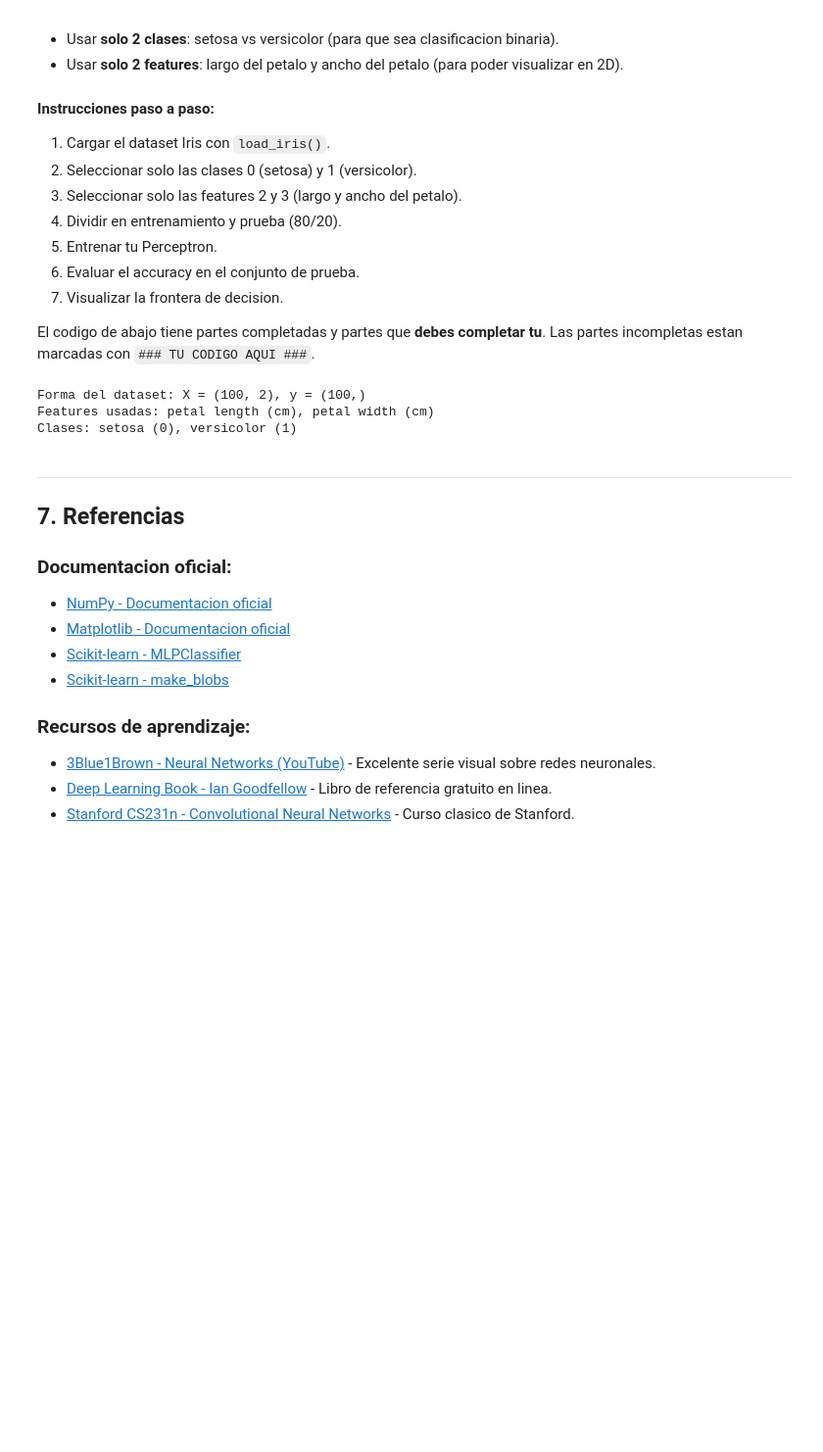
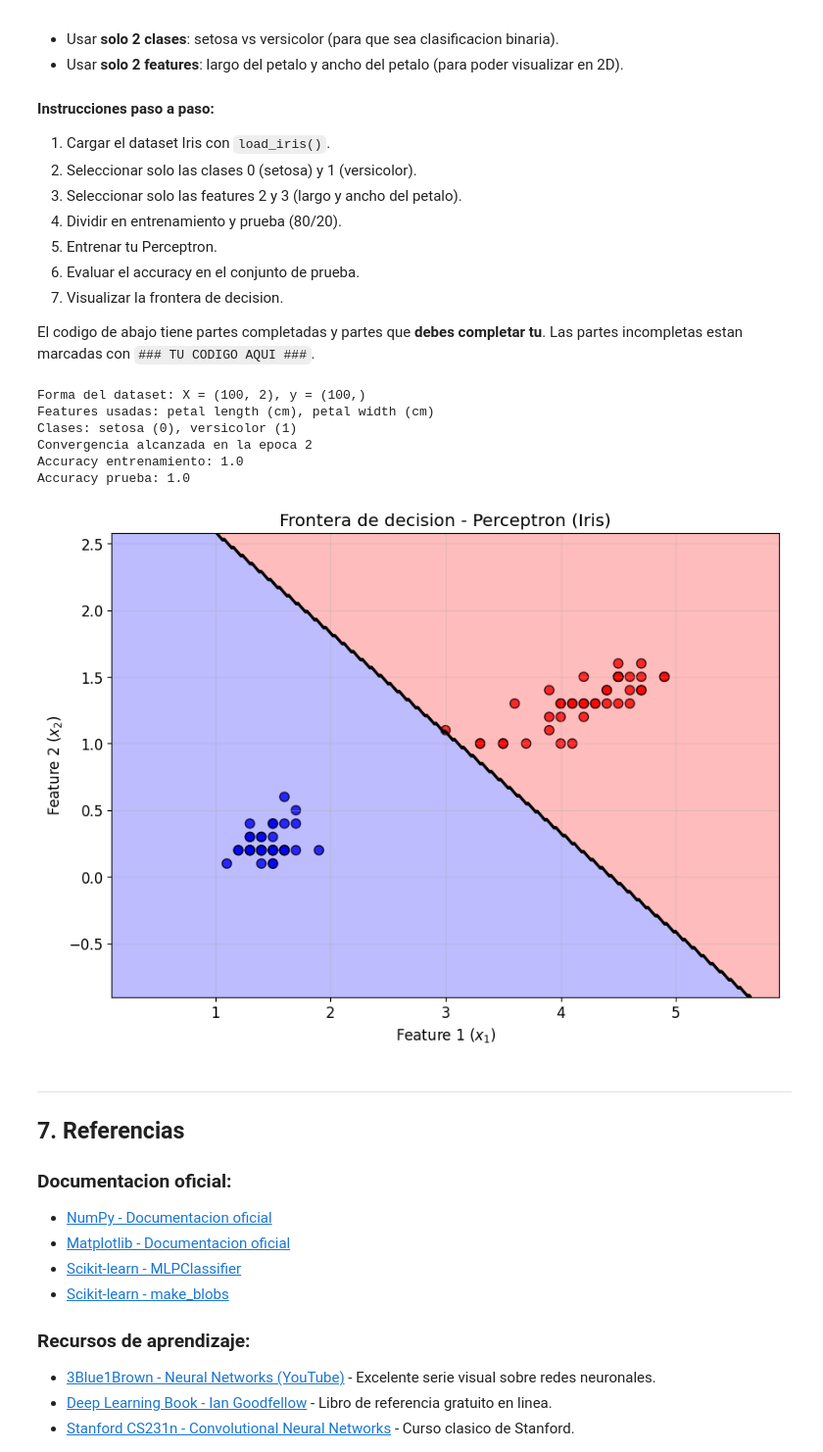
Before and after one commit to steven-97/deep-learning-2-TdeA, a Jupyter notebook: guias/Guia_01_Fundamentos_DL_Perceptron.ipynb, the cells around one changed output. Shown at 98% size. Drawn from its saved outputs; the diff is of its cells as text; code cells hidden in the pictures; blank space fills up the shorter version.

```diff
--- a/guias/Guia_01_Fundamentos_DL_Perceptron.ipynb
+++ b/guias/Guia_01_Fundamentos_DL_Perceptron.ipynb
@@ -1404,44 +1416,50 @@ El codigo de abajo tiene partes completadas y partes que **debes completar tu**.
 # Paso 1: Cargar el dataset Iris
 iris = load_iris()
 
 # Paso 2: Seleccionar solo las clases 0 (setosa) y 1 (versicolor)
 # Recuerda que iris.target contiene las etiquetas (0, 1, 2)
 mascara = iris.target < 2  # True para clases 0 y 1, False para clase 2
 
 # Paso 3: Seleccionar solo las features 2 y 3 (largo y ancho del petalo)
 # iris.data tiene 4 columnas: [sepal_length, sepal_width, petal_length, petal_width]
 X_iris = iris.data[mascara][:, 2:4]  # Solo features de petalo
 y_iris = iris.target[mascara]         # Solo clases 0 y 1
 
 print(f"Forma del dataset: X = {X_iris.shape}, y = {y_iris.shape}")
 print(f"Features usadas: {iris.feature_names[2]}, {iris.feature_names[3]}")
 print(f"Clases: {iris.target_names[0]} (0), {iris.target_names[1]} (1)")
 
 # Paso 4: Dividir en entrenamiento y prueba
-### TU CODIGO AQUI ###
-# Usa train_test_split con test_size=0.2 y random_state=42
-# X_train, X_test, y_train, y_test = ...
+X_train, X_test, y_train, y_test = train_test_split(
+    X_iris, y_iris, test_size=0.2, random_state=42
+)
 
 
 # Paso 5: Entrenar el Perceptron
-### TU CODIGO AQUI ###
-# Crea una instancia de la clase Perceptron con los hiperparametros que consideres apropiados
-# Entrena con X_train y y_train
+perceptron = Perceptron(learning_rate=0.01, n_epochs=100)
+perceptron.fit(X_train, y_train)
 
 
 # Paso 6: Evaluar el accuracy
-### TU CODIGO AQUI ###
-# Calcula y muestra el accuracy tanto en entrenamiento como en prueba
+y_train_pred = perceptron.predict(X_train)
+y_test_pred = perceptron.predict(X_test)
+
+print("Accuracy entrenamiento:", accuracy_score(y_train, y_train_pred))
+print("Accuracy prueba:", accuracy_score(y_test, y_test_pred))
 
 
 # Paso 7: Visualizar la frontera de decision
-### TU CODIGO AQUI ###
-# Usa la funcion plot_decision_boundary() que definimos arriba
-# Grafica usando X_train y y_train
+plot_decision_boundary(X_train, y_train, perceptron)
+plt.title("Frontera de decision - Perceptron (Iris)")
+plt.show()
 # %% [output]
 Forma del dataset: X = (100, 2), y = (100,)
 Features usadas: petal length (cm), petal width (cm)
 Clases: setosa (0), versicolor (1)
+Convergencia alcanzada en la epoca 2
+Accuracy entrenamiento: 1.0
+Accuracy prueba: 1.0
+[figure, added]
 # %% [markdown]
 ---
 
```
Also changed, not shown: parts of 2 cells of this notebook.
